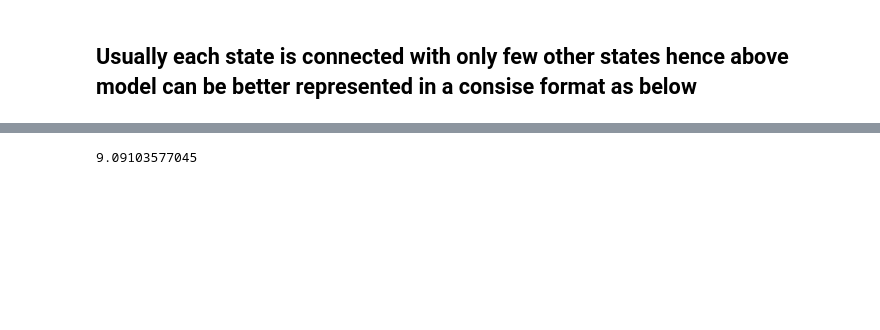
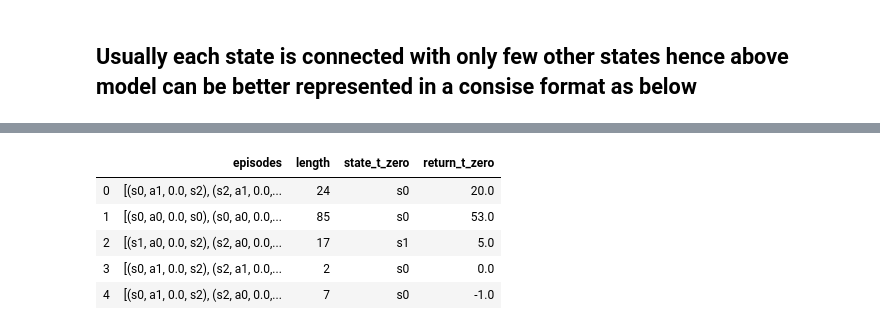
Before and after one commit to vumaasha/rl_handson, a Jupyter notebook: MDP/mdp.ipynb, the cells around one changed output, grey strips where cells are left out. Saved outputs shown, nothing was run; the diff lists cells and outputs as text; code cells hidden in the pictures; blank space fills up the shorter version.

```diff
--- a/MDP/mdp.ipynb
+++ b/MDP/mdp.ipynb
@@ -44,13 +48,3 @@ rewards = {
     's1': {'a0': {'s0': +5}},
     's2': {'a1': {'s0': -1}}
 }
-# %%
-from mdp import MDP
-
-mdp = MDP(transition_probs, rewards)
-
-# lets create some sample trajectories / episodes
-for i in range(5):
-    episode = mdp.generate_episodes()
-    print('{}th episode has {} number of transition'.format(i, len(episode)))
-    print(episode)
@@ -67,0 +51,15 @@ for i in range(5):
+# %%
+import numpy as np
+import pandas as pd
+from mdp import MDP
+pd.set_option('display.max_colwidth',-1)
+
+np.random.seed(1)
+
+mdp = MDP(transition_probs, rewards)
+
+# generate_episodes generates episdoes in (s, a, r, s_prime) format
+df = pd.DataFrame({'episodes': [mdp.generate_episodes() for _ in range(50)]})
+
+df['length of episodes'] = df.episodes.apply(len)
+df.head()
@@ -68,10 +89,24 @@ for i in range(5):
 # %%
-def get_return(episode, t, gamma):
+def get_return(episode, t=0, gamma=1):
     if len(episode) > t:
         return episode[t][2] + gamma * get_return(episode, t+1, gamma)
     else:
         return 0
-# %%
-get_return(episode, 10, 0.9)
-# %% [output]
-9.09103577045
+# %%
+def generate_episodes(count=10,start_state=None):
+    episodes = [mdp.generate_episodes(start_state=start_state) for i in range(count)]
+    episodes_df = pd.DataFrame({'episodes':episodes})
+    episodes_df['length'] = episodes_df['episodes'].apply(len)
+    episodes_df['state_t_zero'] = episodes_df['episodes'].apply(lambda x:x[0][0])
+    episodes_df['return_t_zero'] =  episodes_df['episodes'].apply(get_return)
+    return episodes_df
+# %%
+episodes_df = generate_episodes()
+episodes_df.head()
+# %% [output]
+|  | episodes | length | state_t_zero | return_t_zero |
+| 0 | [(s0, a1, 0.0, s2), (s2, a1, 0.0,... | 24 | s0 | 20.0 |
+| 1 | [(s0, a0, 0.0, s0), (s0, a0, 0.0,... | 85 | s0 | 53.0 |
+| 2 | [(s1, a0, 0.0, s2), (s2, a0, 0.0,... | 17 | s1 | 5.0 |
+| 3 | [(s0, a1, 0.0, s2), (s2, a1, 0.0,... | 2 | s0 | 0.0 |
+| 4 | [(s0, a1, 0.0, s2), (s2, a0, 0.0,... | 7 | s0 | -1.0 |
```
Also changed, not shown: parts of 10 cells of this notebook, 4 other files.
